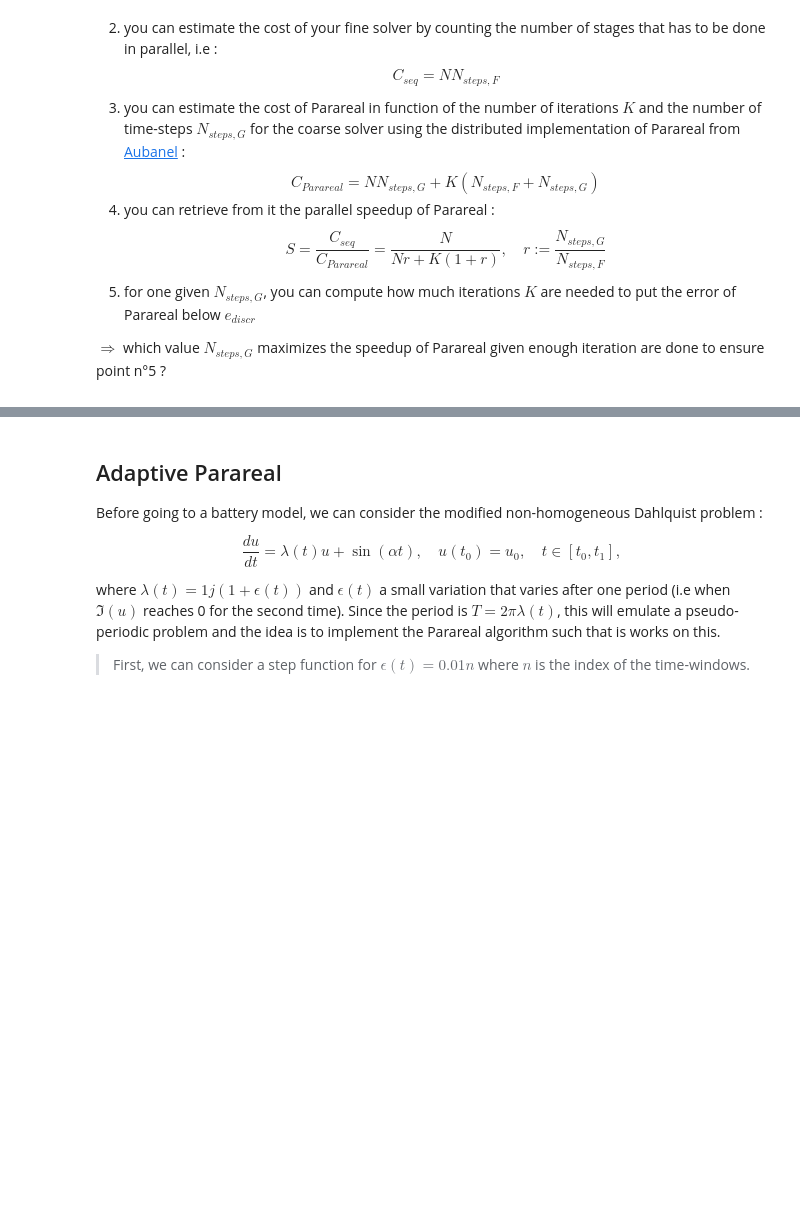
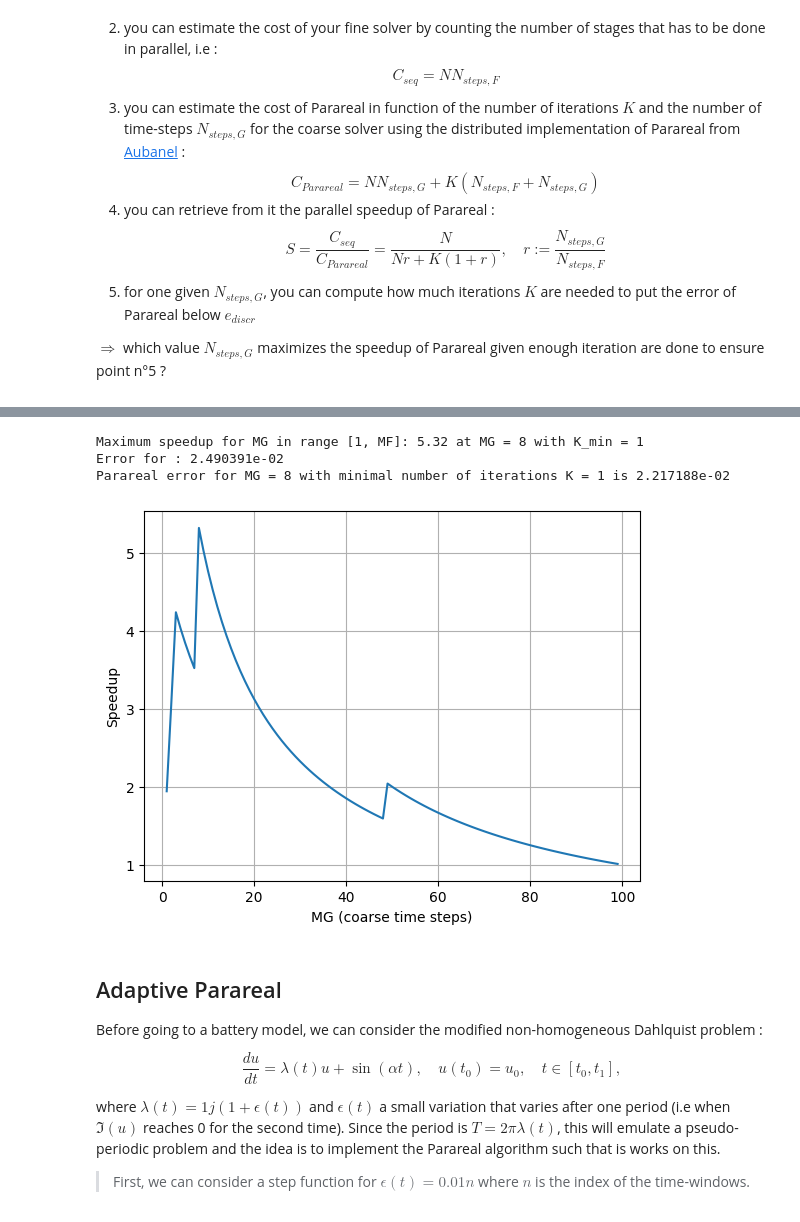
Before and after one commit to github-mathe/PinT-LIB, a Jupyter notebook: scripts/notebooks/dahlquist.ipynb, the cells around one changed output, grey strips where cells are left out. Drawn from its saved outputs; the diff is of its cells as text; code cells hidden in the pictures; blank space fills up the shorter version.

```diff
--- a/scripts/notebooks/dahlquist.ipynb
+++ b/scripts/notebooks/dahlquist.ipynb
@@ -166,0 +260,19 @@ $\Rightarrow$ which value $N_{steps,G}$ maximizes the speedup of Parareal given
+# %%
+# for the previous setup...
+C_para = N*MG + K*(MF+MG)
+C_seq       = N*MF
+print(f"{'N_steps':>10} | {'discretization_error':>22}")
+print("-" * 36)
+for n, e in zip(nStepsVals, errors):
+    print(f"{int(n):10d} | {e:22.6e}")
+S = C_seq/C_para
+r = MG/MF
+idx = np.where(nStepsVals == C_seq)[0]
+if idx.size > 0:
+    idx = idx[0]
+    print(f"For N_steps={C_seq} the discretization error is {errors[idx]:.6e}")
+else:
+    print(f"N_steps={C_seq} not found in nStepsVals")
+
+print(f"For {K} Parareal iterations with MF={MF} and MG={MG} the error is {errors_para[K]:.6e}")
+print(f"Speedup S = {S:.2f}, r = {r:.2f}")
@@ -167,3 +295,47 @@ $\Rightarrow$ which value $N_{steps,G}$ maximizes the speedup of Parareal given
+# %%
+N           = 10 # time windows - coarse time grid
+MF          = 100 # Fine time steps
+K           = N
+C_seq       = N*MF # 1000 nSteps
+u0          = 1+0j
+T           = tEnd
+F           = lambda t0, t1, u0: timeStepper(u0, t0, t1, MF)[-1][-1]
+_,UNum      = timeStepper(u0, 0, T, MF*N)
+_, UTh      = analytical(u0, 0, T, MF*N)
+err_disc    = np.linalg.norm(UNum-UTh, ord=np.inf)
+
+S           = []
+Kmins       = []
+err_para    = []
+
+for MG in range(1, MF):
+    G       = lambda t0, t1, u0: timeStepper(u0, t0, t1, MG)[-1][-1]
+    U       = parareal(F, G, T, u0, N, K)
+    k_min   = None
+    for k in range(K+1):
+        err_p = np.linalg.norm(U[k]-UNum[::MF],ord=np.inf)
+        if err_p <= err_disc:
+            k_min = k
+            break
+    C_para = N*MG + k_min*(MF+MG)
+    S.append(C_seq/C_para)
+    Kmins.append(k_min)
+    err_para.append(err_p)
+
+idx_best = int(np.argmax(S))
+
+print(f"Maximum speedup for MG in range [1, MF]: {max(S):.2f} at MG = {idx_best+1} with K_min = {Kmins[idx_best]}")
+print(f"Error for : {err_disc:.6e}")
+print(f"Parareal error for MG = {idx_best+1} with minimal number of iterations K = {Kmins[idx_best]} is {err_para[idx_best]:.6e}")
+
+plt.plot(range(1, MF), S)
+plt.xlabel("MG (coarse time steps)"), plt.ylabel("Speedup"), plt.grid()
+plt.show()
+# %% [output]
+Maximum speedup for MG in range [1, MF]: 5.32 at MG = 8 with K_min = 1
+Error for : 2.490391e-02
+Parareal error for MG = 8 with minimal number of iterations K = 1 is 2.217188e-02
+[figure, added]
 # %% [markdown]
 ## Adaptive Parareal
 
```
Also changed, not shown: parts of 20 cells of this notebook.
